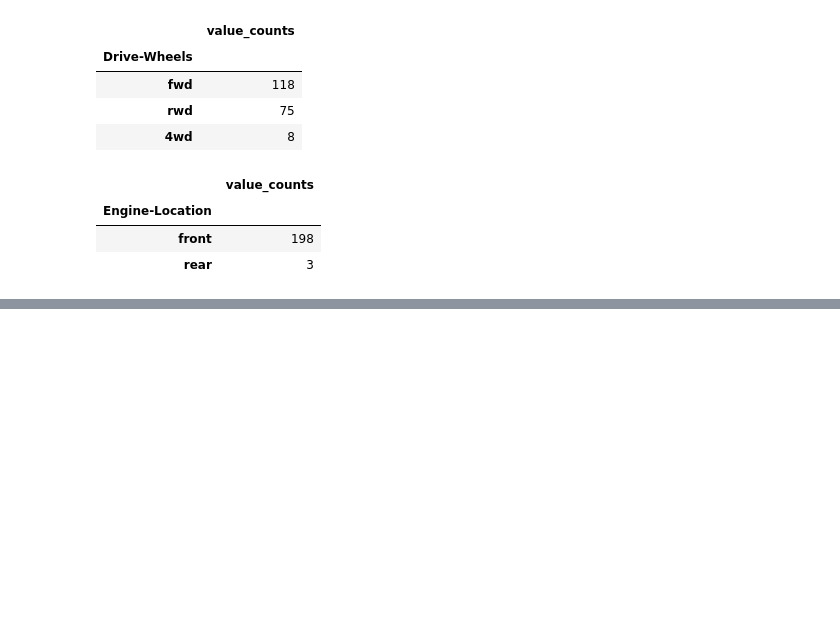
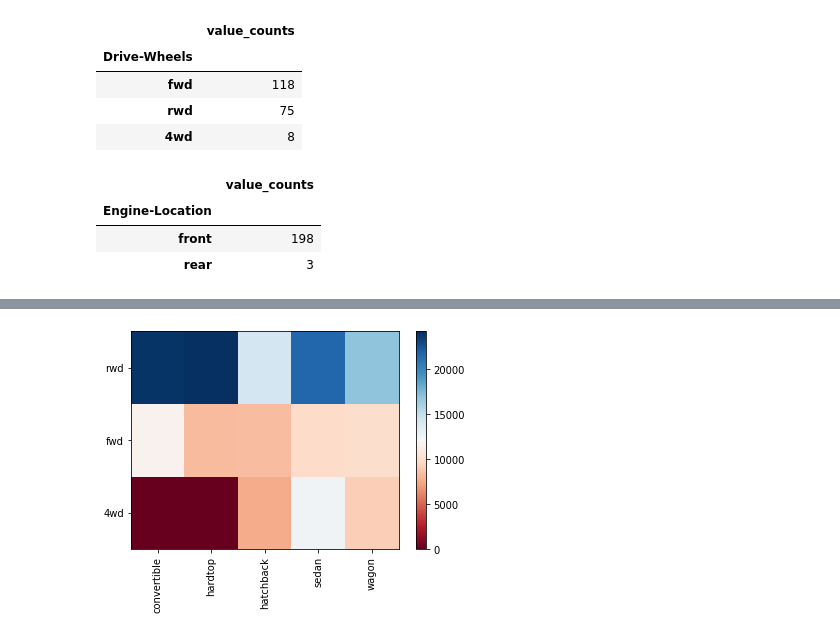
Before and after one commit to mebkdas/Python, a Jupyter notebook: 11908440_ML.ipynb, the cells around one changed output, grey strips where cells are left out. Saved outputs shown, nothing was run; the diff lists cells and outputs as text; code cells hidden in the pictures; blank space fills up the shorter version.

```diff
--- a/11908440_ML.ipynb
+++ b/11908440_ML.ipynb
@@ -441,0 +461,4 @@ Engine_Location_Counts.head()
+# %%
+df_group_test = df[['Drive-Wheels','Body-Style','Price']]
+df_group_test =df_group_test.groupby(['Drive-Wheels','Body-Style'],as_index=False).mean()
+df_group_test
@@ -441,0 +482,3 @@ Engine_Location_Counts.head()
+# %%
+df_group_pivot =df_group_test.pivot(index='Drive-Wheels',columns='Body-Style')
+df_group_pivot
@@ -441,0 +492,3 @@ Engine_Location_Counts.head()
+# %%
+df_group_pivot = df_group_pivot.fillna(0)
+df_group_pivot
@@ -441,0 +502,16 @@ Engine_Location_Counts.head()
+# %%
+fig, ax = plt.subplots()
+im = ax.pcolor(df_group_pivot,cmap='RdBu')
+row_labels = df_group_pivot.columns.levels[1]
+col_labels = df_group_pivot.index
+ax.set_xticks(np.arange(df_group_pivot.shape[1]) + 0.5, minor=False)
+ax.set_yticks(np.arange(df_group_pivot.shape[0]) + 0.5, minor=False)
+
+ax.set_xticklabels(row_labels, minor=False)
+ax.set_yticklabels(col_labels, minor=False)
+
+plt.xticks(rotation=90)
+fig.colorbar(im)
+plt.show()
+# %% [output]
+[figure, added]
```
Also changed, not shown: parts of 10 cells of this notebook.
